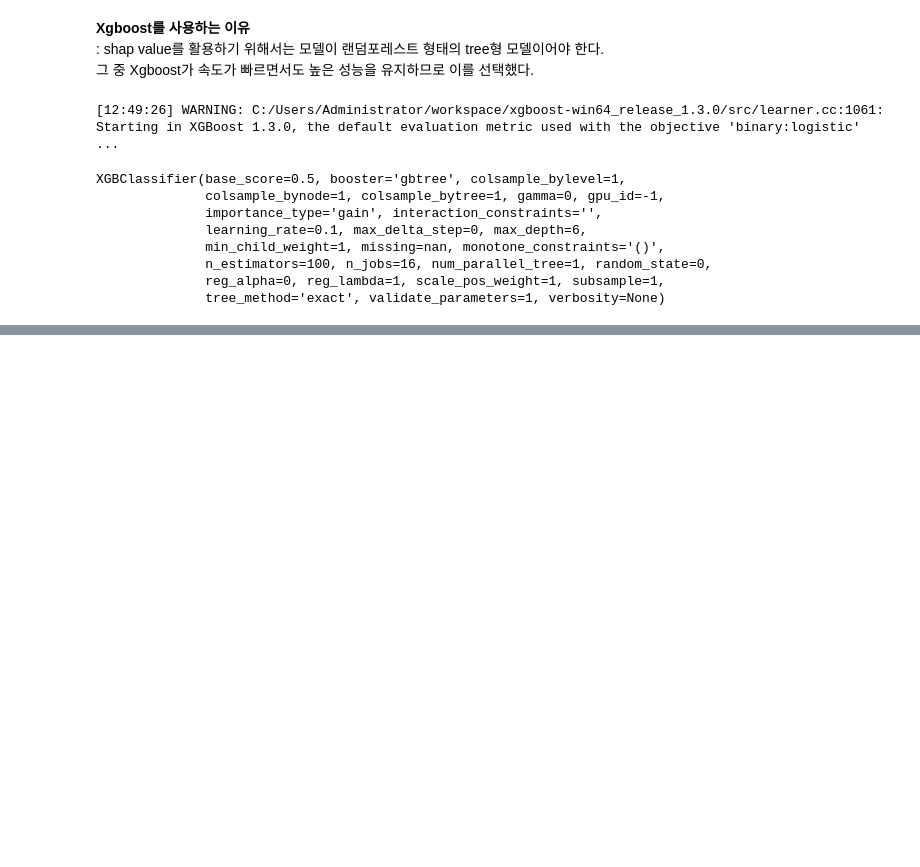
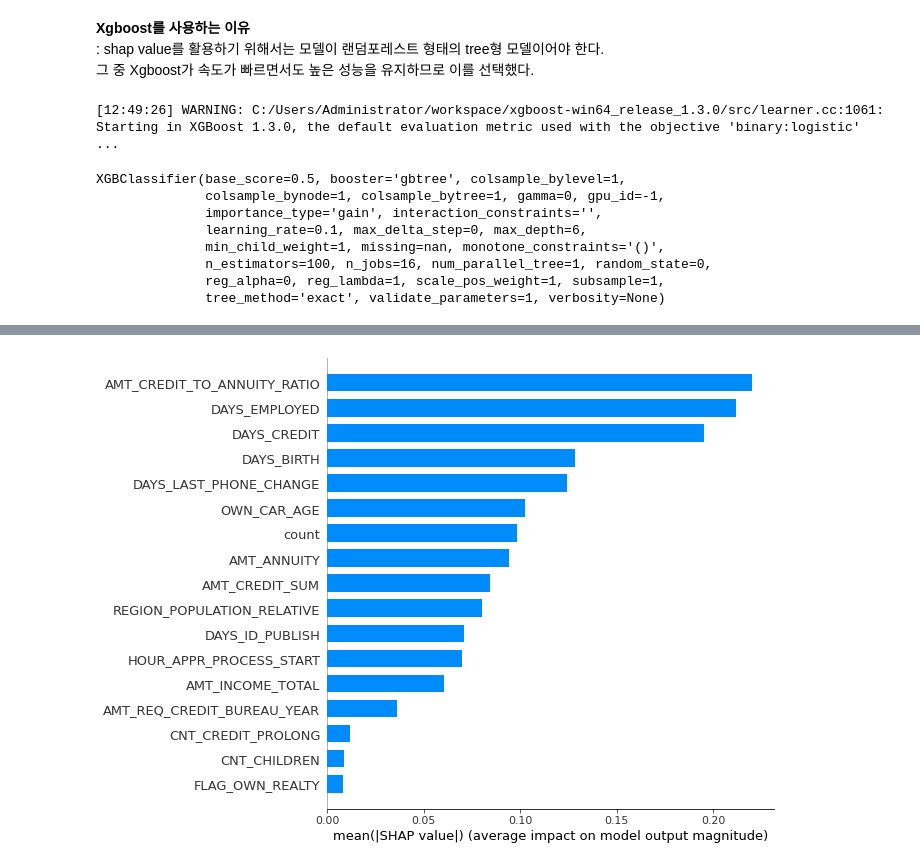
Before and after one commit to Jeong-Bin/DA-PROJECT, a Jupyter notebook: PROJECT_3 xAI를 활용한 대출금 상환 여부 예측.ipynb, the cells around one changed output, grey strips where cells are left out. Drawn from its saved outputs; the diff is of its cells as text; code cells hidden in the pictures; blank space fills up the shorter version.

Commit message:
Add files via upload
shap value, 변수중요도 확인

```diff
--- a/PROJECT_3 xAI를 활용한 대출금 상환 여부 예측.ipynb
+++ b/PROJECT_3 xAI를 활용한 대출금 상환 여부 예측.ipynb
@@ -318,0 +326,6 @@ XGBClassifier(base_score=0.5, booster='gbtree', colsample_bylevel=1,
+# %%
+shap_values = shap.TreeExplainer(model).shap_values(train[input_var])
+# %%
+shap.summary_plot(shap_values, train[input_var], plot_type='bar')
+# %% [output]
+[figure, added]
```
Also changed, not shown: parts of 20 cells of this notebook.
